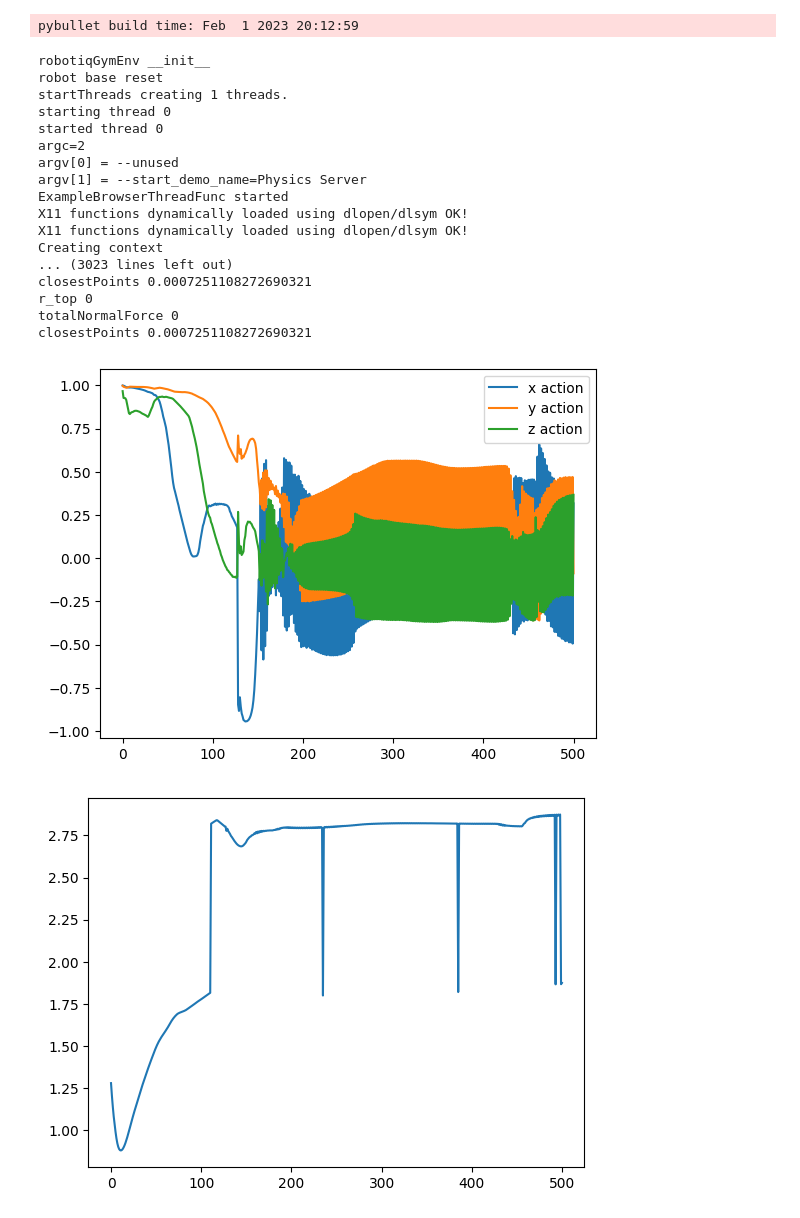
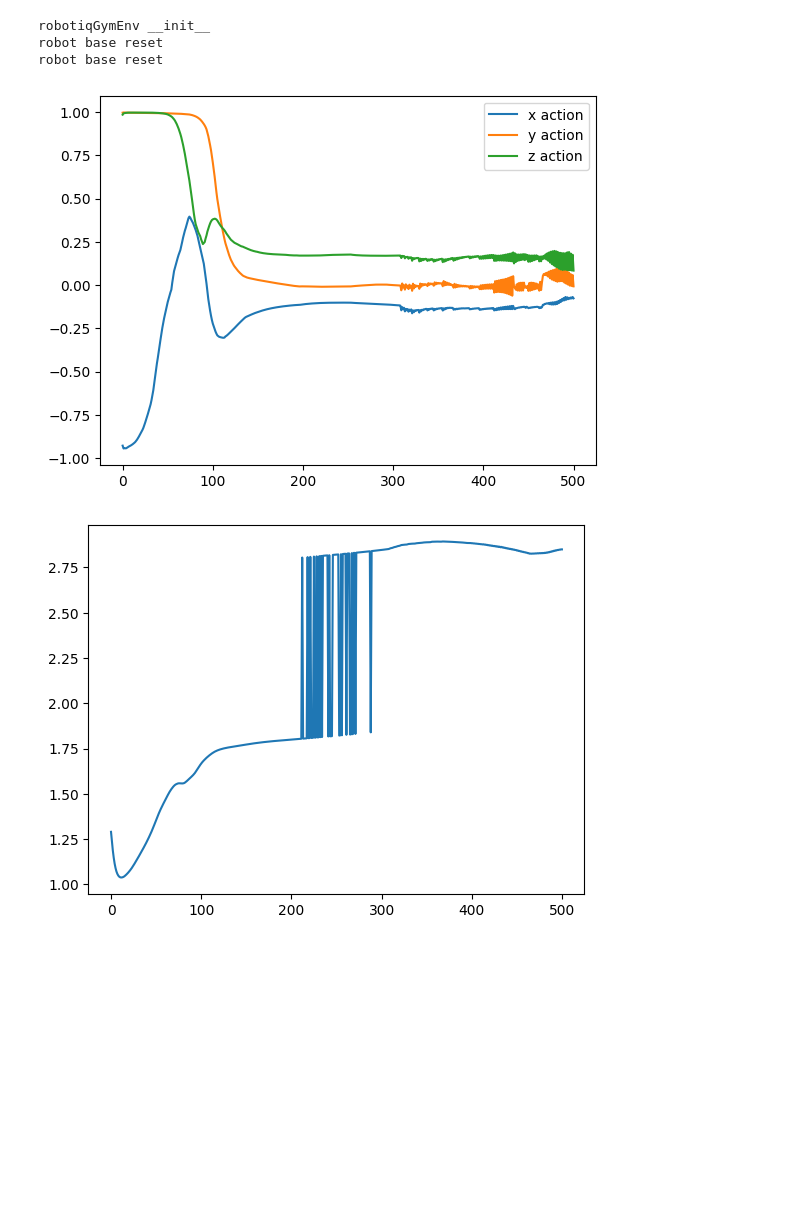
Before and after one commit to baha2r/Fanuc_Robotiq_Grasp, a Jupyter notebook: EnvDebug.ipynb, the cells around one changed output. Saved outputs shown, nothing was run; the diff lists cells and outputs as text; code cells hidden in the pictures; blank space fills up the shorter version.

Commit message:
model updated!

```diff
--- a/EnvDebug.ipynb
+++ b/EnvDebug.ipynb
@@ -22,9 +22,9 @@ from stable_baselines3.common.results_plotter import load_results, ts2xy
 
 def main():
 
-    env = robotiqGymEnv(records=False, renders=True)
+    env = robotiqGymEnv(records=False, renders=False)
 
-    dir = "models/20230303-12:10AM_SAC_M1000_0.03/best_model.zip"
+    dir = "models/20230304-05:35PM_SAC_M1000_0.04_wovel/best_model.zip"
     model = SAC.load(dir)
 
     # mean_reward, std_reward = evaluate_policy(model, env, n_eval_episodes=10)
@@ -66,56 +66,48 @@ def main():
         targetyposition_ = np.append(targetyposition_ , p.getBasePositionAndOrientation(env.blockUid)[0][1] - 0.2)
         targetzposition_ = np.append(targetzposition_ , p.getBasePositionAndOrientation(env.blockUid)[0][2])
         closestpoint_ = np.append(closestpoint_ , p.getClosestPoints(env._robotiq.robotiqUid, env.blockUid, 100, -1, -1)[0][8])
-        env.render()
+        xtargetvel = p.getBaseVelocity(env.blockUid)[0][0]
+        ytargetvel = p.getBaseVelocity(env.blockUid)[0][1]
+        ztargetvel = p.getBaseVelocity(env.blockUid)[0][2]
+        # env.render()
         # time.sleep(0.1)
 
 
     plt.plot(xaction_, label="x action")
     plt.plot(yaction_, label="y action")
     plt.plot(zaction_, label="z action")
     plt.legend()
+
+    print("xvel: ", xtargetvel)
+    print("yvel: ", ytargetvel)
+    print("zvel: ", ztargetvel)
 
     plt.figure()
     plt.plot(rewards_, label="reward")
 
     plt.figure()
     plt.plot(xposition_, label="x position")
     plt.plot(yposition_, label="y position")
     plt.plot(zposition_, label="z position")
 
     plt.plot(targetxposition_, label="target x position", linestyle='--')
     plt.plot(targetyposition_, label="target y position", linestyle='--')
     plt.plot(targetzposition_, label="target z position", linestyle='--')
     plt.legend()
 
     plt.figure()
     plt.plot(closestpoint_, label="closest distance")
     plt.plot(np.zeros(len(closestpoint_)), linestyle='--')
     plt.legend()
 
 
 
 
 if __name__ == "__main__":
   main()
 # %% [output]
-pybullet build time: Feb  1 2023 20:12:59
+robotiqGymEnv __init__
+robot base reset
+robot base reset
-robotiqGymEnv __init__
-robot base reset
-startThreads creating 1 threads.
-starting thread 0
-started thread 0
-argc=2
-argv[0] = --unused
-argv[1] = --start_demo_name=Physics Server
-ExampleBrowserThreadFunc started
-X11 functions dynamically loaded using dlopen/dlsym OK!
-X11 functions dynamically loaded using dlopen/dlsym OK!
-Creating context
-... (3023 lines left out)
-closestPoints 0.0007251108272690321
-r_top 0
-totalNormalForce 0
-closestPoints 0.0007251108272690321
-[figure, old version]
+[figure, new version]
-[figure, old version]
+[figure, new version]
```
Also changed, not shown: parts of 1 cell of this notebook, 1 other file.
